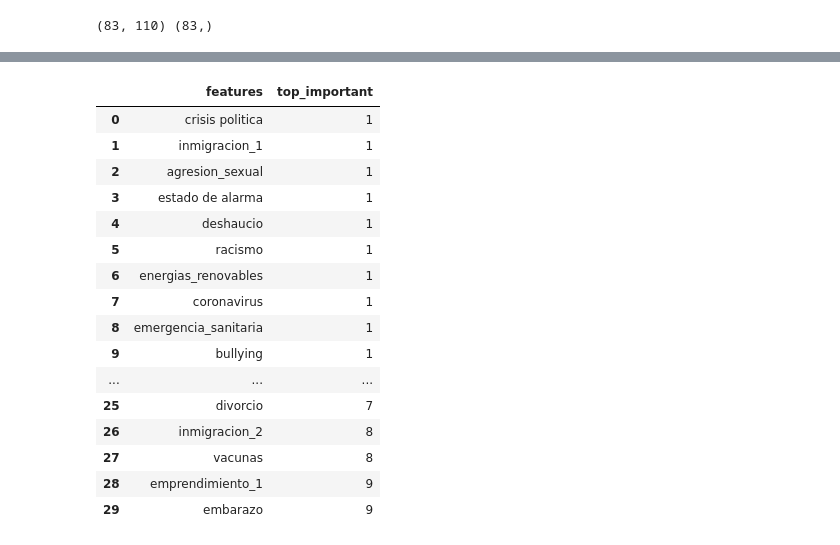
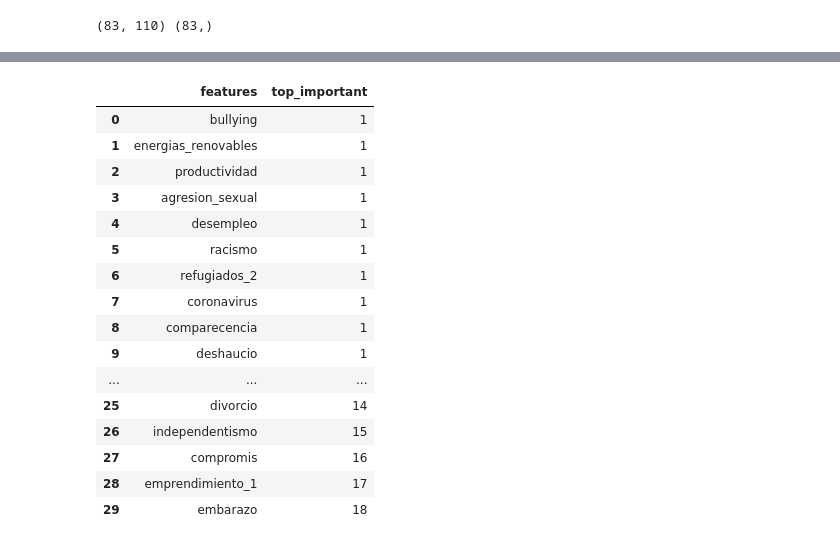
Before and after one commit to albertovpd/automated_ML_regression, a Jupyter notebook: testing_ml.ipynb, the cells around one changed output, grey strips where cells are left out. Saved outputs shown, nothing was run; the diff lists cells and outputs as text; code cells hidden in the pictures.

```diff
--- a/testing_ml.ipynb
+++ b/testing_ml.ipynb
@@ -157,10 +157,12 @@ today=datetime.now().date()
 # Minimal number of features to play with
 min_number_features =  df.shape[0]//10
 # %%
-regression = Lasso(alpha=0.1)
+regression = Lasso(alpha=0.1,
+                   max_iter=10000,
+                  random_state=42)
 #regression = LinearRegression()
 rfecv = RFECV(estimator=regression,
-              step=2,
+              step=1,
               min_features_to_select=min_number_features,
               cv=KFold(n_splits=10,
                     shuffle=True,
@@ -272,28 +302,28 @@ plt.show()
 # %%
 # Ranking of how important are the following keywords to infer in Google searches in Spain
 # the keyword "unemployment"
 
-ranking_features=pd.DataFrame()qº
+ranking_features=pd.DataFrame()
 ranking_features["features"]=X_train.columns
 ranking_features["top_important"]=rfecv.ranking_
 ranking_features.sort_values(by="top_important", ascending=True, inplace=True, ignore_index=True)
 ranking_features.to_csv("input/ranking_of_features.csv")  # <========================
 ranking_features.head(30)
 # %% [output]
 |  | features | top_important |
-| 0 | crisis politica | 1 |
-| 1 | inmigracion_1 | 1 |
-| 2 | agresion_sexual | 1 |
-| 3 | estado de alarma | 1 |
-| 4 | deshaucio | 1 |
+| 0 | bullying | 1 |
+| 1 | energias_renovables | 1 |
+| 2 | productividad | 1 |
+| 3 | agresion_sexual | 1 |
+| 4 | desempleo | 1 |
 | 5 | racismo | 1 |
-| 6 | energias_renovables | 1 |
+| 6 | refugiados_2 | 1 |
 | 7 | coronavirus | 1 |
-| 8 | emergencia_sanitaria | 1 |
-| 9 | bullying | 1 |
+| 8 | comparecencia | 1 |
+| 9 | deshaucio | 1 |
 | ... | ... | ... |
-| 25 | divorcio | 7 |
-| 26 | inmigracion_2 | 8 |
-| 27 | vacunas | 8 |
-| 28 | emprendimiento_1 | 9 |
-| 29 | embarazo | 9 |
+| 25 | divorcio | 14 |
+| 26 | independentismo | 15 |
+| 27 | compromis | 16 |
+| 28 | emprendimiento_1 | 17 |
+| 29 | embarazo | 18 |
```
Also changed, not shown: parts of 21 cells of this notebook, 3 other files.
